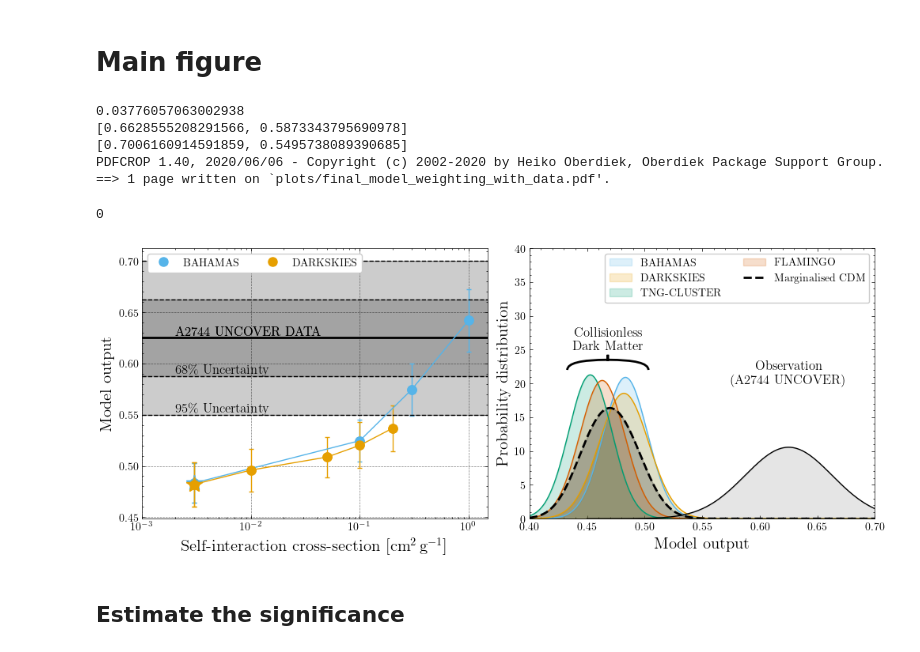
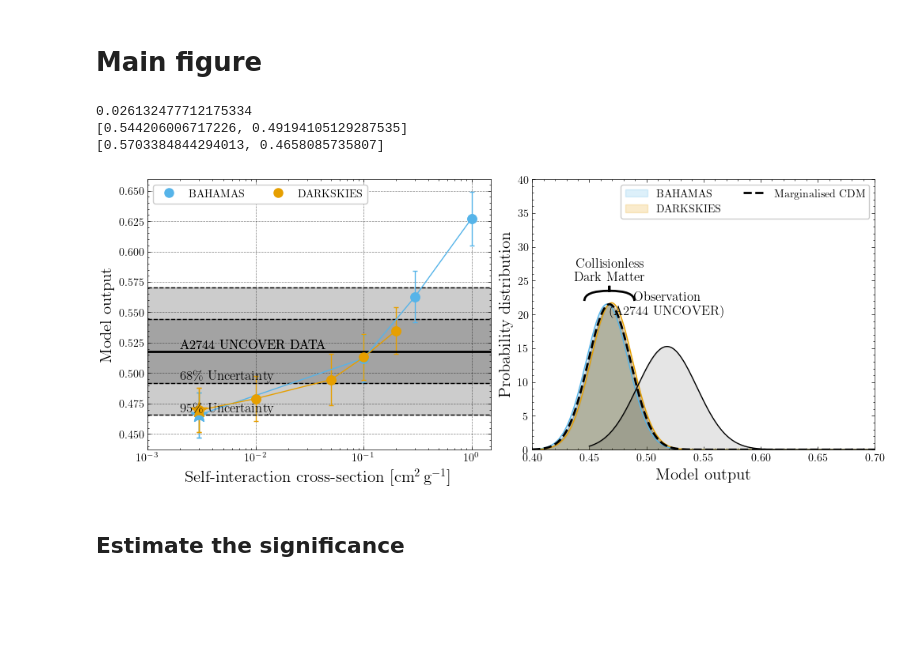
Before and after one commit to davidharvey1986/ml_a2744, a Jupyter notebook: notebooks/plots_for_paper.ipynb, the cells around one changed output. Saved outputs shown, nothing was run; the diff lists cells and outputs as text; code cells hidden in the pictures; blank space fills up the shorter version.

```diff
--- a/notebooks/plots_for_paper.ipynb
+++ b/notebooks/plots_for_paper.ipynb
@@ -235,7 +234,7 @@ this_domain = [    {
 ]
 
 tng_flamingo = f"pickles/flamingo_tng_alignbest_results.pkl"
-fiducial = f"pickles/all_models_{ifilter}_nz_alignbest_results.pkl"
+fiducial = f"pickles/all_models_{ifilter}_nz_alignbest_wb1_results.pkl"
 
 colors = {
     'flamingo':'cyan',
@@ -249,7 +248,7 @@ npts = 10000
 xpdf = np.linspace(0.35,0.7, npts)
 marginalised_pdf = np.zeros(npts)
 
-for ifx, results_file in enumerate( [ fiducial,tng_flamingo ]):
+for ifx, results_file in enumerate( [ fiducial ]):
     domain = this_domain[ifx]
 
     all_results= pkl.load(open(results_file,'rb'))
@@ -273,13 +272,15 @@ for ifx, results_file in enumerate( [ fiducial,tng_flamingo ]):
 
             tgt = get_threshold_for_cross(
                 all_results[imodel][target],
-                mass_cut=mass_cut,
+                               mass_cut=mass_cut,
                 integrated_mass=True,
                 function=np.mean,
                 mass_weights=mass_weights,
                 dataset=domain[target].split('_')[0],
-                ncomponents=1,
-                quiet=False)
+                ncomponents=0,
+                quiet=False
+)
+
 
             all_thresholds.append(tgt['thresholds'])
 
@@ -356,44 +357,37 @@ axarr[0].set_xlabel("Self-interaction cross-section $[\mathrm{cm}^2\,\mathrm{g}^
 axarr[0].set_ylabel("Model output", fontsize=15)
 
 axarr[0].set_xlim(1e-3,1.5)
 axarr[0].set_xscale('log')
 
 
 plot_observations( "pickles/model_on_data.pkl", ifilter, ax=axarr[0],
                   plot_args={'lw':2, 'color':'k'}, fill_args={'alpha':0.2, 'color':'k'},
                   uncertainty=[68,95])
 
 axarr[0].legend(loc=2,ncols=2)
 
 plot_observations( "pickles/model_on_data.pkl", ifilter, ax=axarr[1],
                   plot_args={'lw':2, 'color':'k'}, fill_args={'alpha':0.1, 'color':'k'}, plotpdf=True)
 
 edges = [np.min(cdm_vals)-0.02, np.max(cdm_vals)+0.02]
 curly_brace(axarr[1], edges[0], edges[1], 22, 3, upward=True)
 axarr[1].text(np.mean(edges), 25, "Collisionless \n Dark Matter", ha='center', fontsize=12)
 
 text_center =  1- np.mean(pkl.load(open( "pickles/model_on_data.pkl",'rb'))[1]['concat'])
 axarr[1].text(text_center, 20, "Observation \n (A2744 UNCOVER)", ha='center', fontsize=12)
 
 axarr[1].grid(False)
 axarr[1].set_ylim(0, 40)
 axarr[1].set_xlim(0.4, 0.7)
 
 axarr[1].legend(ncols=2)
 
 fig.align_xlabels()
-
-filename = "plots/final_model_weighting_with_data.pdf"
-plt.savefig(filename)
-os.system("pdfcrop %s %s" % ( filename, filename))
 # %% [output]
-0.03776057063002938
-[0.6628555208291566, 0.5873343795690978]
-[0.7006160914591859, 0.5495738089390685]
-PDFCROP 1.40, 2020/06/06 - Copyright (c) 2002-2020 by Heiko Oberdiek, Oberdiek Package Support Group.
-==> 1 page written on `plots/final_model_weighting_with_data.pdf'.
+0.026132477712175334
+[0.544206006717226, 0.49194105129287535]
+[0.5703384844294013, 0.4658085735807]
-0
-[figure, old version]
+[figure, new version]
 # %% [markdown]
 ## Estimate the significance
 # %%
```
Also changed, not shown: parts of 1 cell of this notebook, 8 other files.
